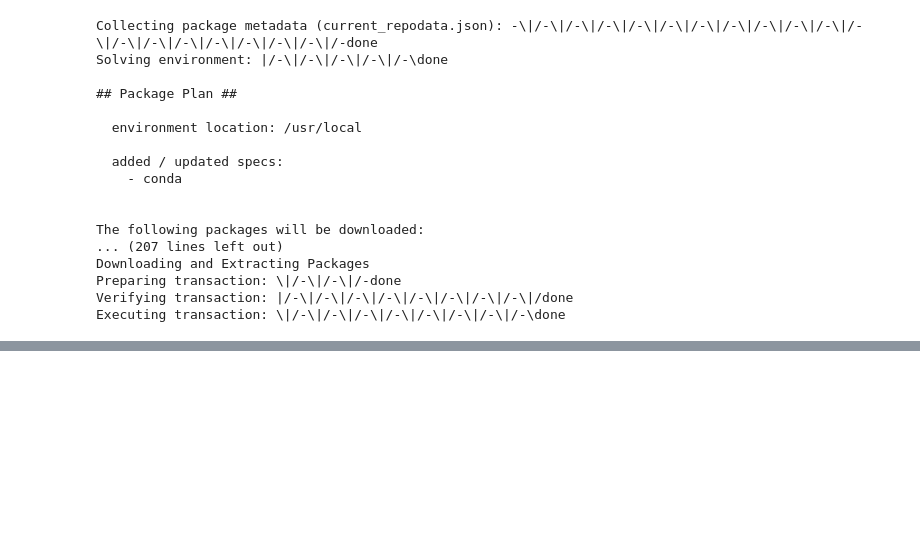
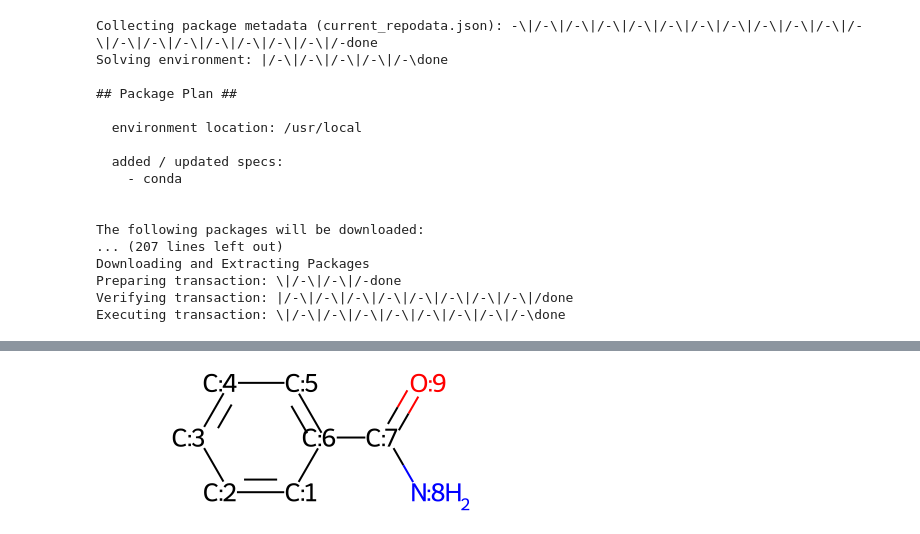
Before and after one commit to gmm/RDKit-on-Colab, a Jupyter notebook: RDKit_Google_Colab.ipynb, the cells around one changed output, grey strips where cells are left out. Cells and saved outputs as stored; diff of their text form; code cells hidden in the pictures; blank space fills up the shorter version.

```diff
--- a/RDKit_Google_Colab.ipynb
+++ b/RDKit_Google_Colab.ipynb
@@ -65,0 +98,5 @@ from rdkit import Chem
+# %%
+mol = Chem.MolFromSmiles('c1ccccc(C(N)=O)1')
+show_atom_numbers(mol, 'molAtomMapNumber')
+# %% [output]
+[figure, added]
```
Also changed, not shown: parts of 10 cells of this notebook.
